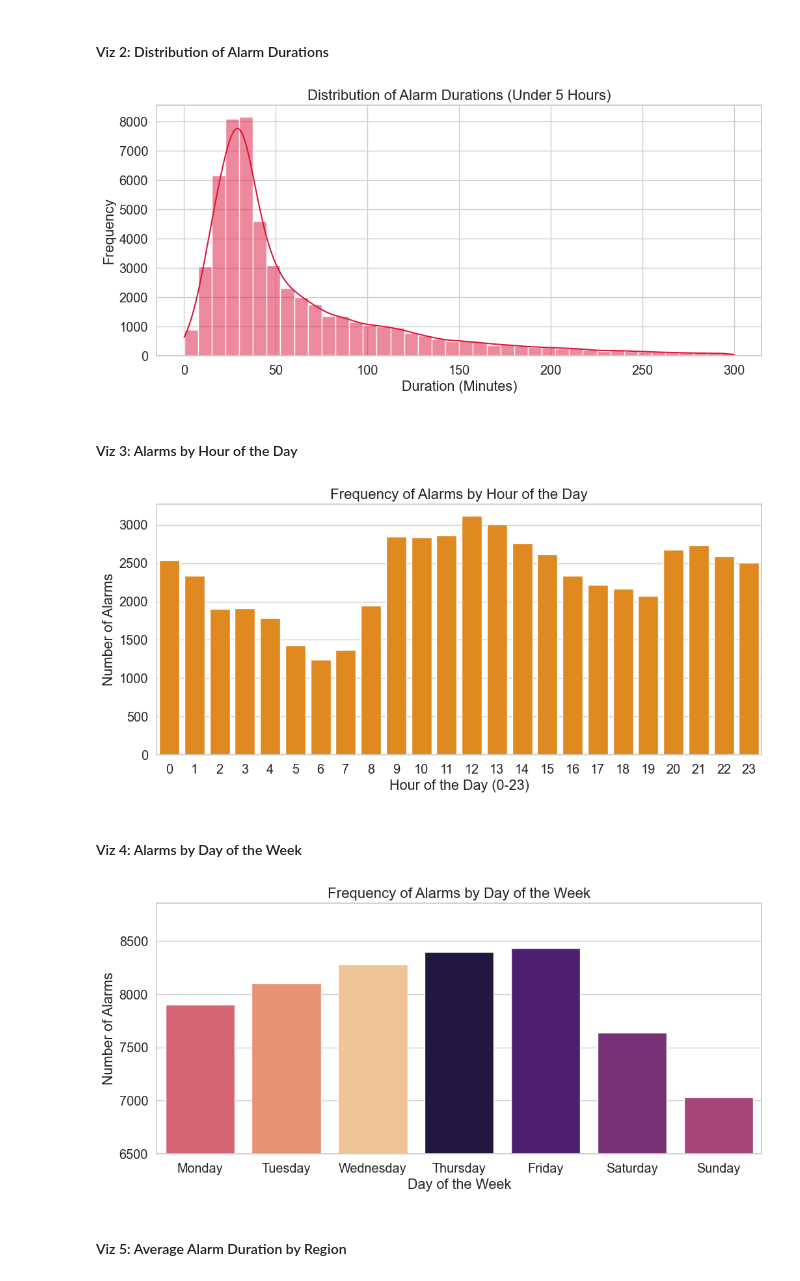
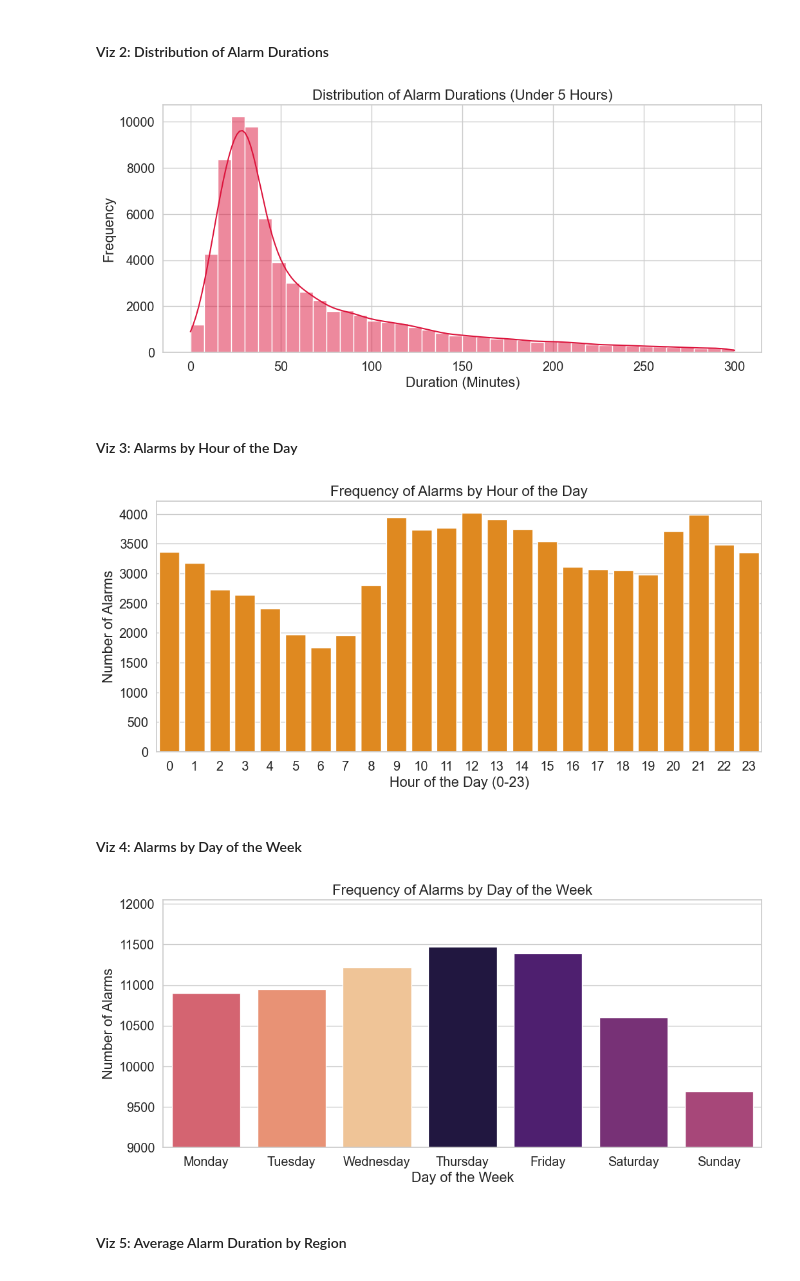
Before and after one commit to exEKS/python_SaaS, a Jupyter notebook: eda/alarms_visualisation.ipynb, the cells around one changed output. Cells and saved outputs as stored; diff of their text form; code cells hidden in the pictures.

Commit message:
feat: change alarms data

```diff
--- a/eda/alarms_visualisation.ipynb
+++ b/eda/alarms_visualisation.ipynb
@@ -3,7 +3,7 @@ import pandas as pd
 import matplotlib.pyplot as plt
 import seaborn as sns
 # %%
-alarms_df = pd.read_csv('alarms-240222-010325.csv', sep=';')
+alarms_df = pd.read_csv('alarms-merged.csv', sep=';')
 # %%
 alarms_df.info()
 # %% [output]
@@ -77,7 +83,7 @@ plt.xlabel('Duration (Minutes)')
 plt.ylabel('Frequency')
 plt.show()
 # %% [output]
-[figure, old version]
+[figure, new version]
 # %% [markdown]
 #### Viz 3: Alarms by Hour of the Day
 # %%
@@ -88,20 +94,20 @@ plt.xlabel('Hour of the Day (0-23)')
 plt.ylabel('Number of Alarms')
 plt.show()
 # %% [output]
-[figure, old version]
+[figure, new version]
 # %% [markdown]
 #### Viz 4: Alarms by Day of the Week
 # %%
 plt.figure(figsize=(12, 5))
 days_order = ['Monday', 'Tuesday', 'Wednesday', 'Thursday', 'Friday', 'Saturday', 'Sunday']
 ax = sns.countplot(data=alarms_df, x='day_of_week', order=days_order, palette='magma', hue='day_of_week', legend=False)
-ax.set_ylim(bottom=6500)
+ax.set_ylim(bottom=9000)
 plt.title('Frequency of Alarms by Day of the Week', fontsize=16)
 plt.xlabel('Day of the Week')
 plt.ylabel('Number of Alarms')
 plt.show()
 # %% [output]
-[figure, old version]
+[figure, new version]
 # %% [markdown]
 #### Viz 5: Average Alarm Duration by Region
 # %%
```
Also changed, not shown: parts of 5 cells of this notebook.
